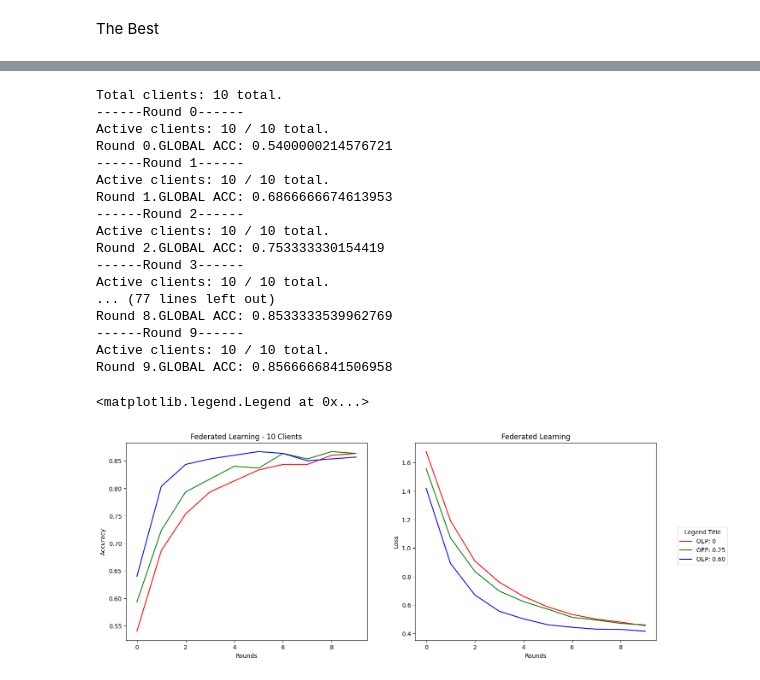
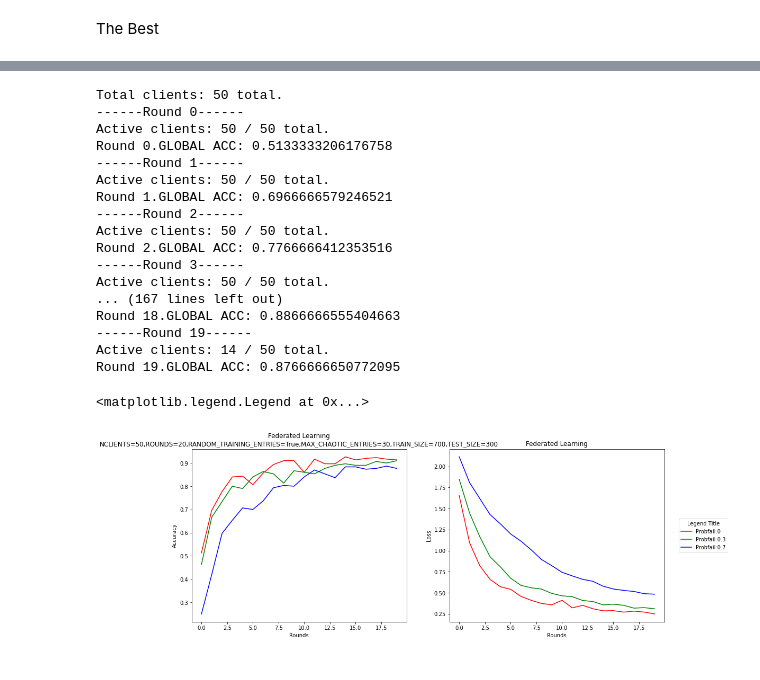
Before and after one commit to lucastsc/FL, a Jupyter notebook: FL2.ipynb, the cells around one changed output, grey strips where cells are left out. Drawn from its saved outputs; the diff is of its cells as text; code cells hidden in the pictures.

```diff
--- a/FL2.ipynb
+++ b/FL2.ipynb
@@ -227,13 +232,13 @@ Round 9.GLOBAL ACC: 0.8600000143051147
 # %%
-r1, ga1, gl1 = FL(NCLIENTS=10,ROUNDS=10,PROBFAIL=0,OVERLAPPING_ENTRIES_PERCENT=0,RANDOM_TRAINING_ENTRIES=False,CHAOTIC_ENTRIES=40,TRAIN_SIZE=700,TEST_SIZE=300)
-r2, ga2, gl2 = FL(NCLIENTS=10,ROUNDS=10,PROBFAIL=0.25,OVERLAPPING_ENTRIES_PERCENT=0,RANDOM_TRAINING_ENTRIES=False,CHAOTIC_ENTRIES=40,TRAIN_SIZE=700,TEST_SIZE=300)
-r3, ga3, gl3 = FL(NCLIENTS=10,ROUNDS=10,PROBFAIL=0.6,OVERLAPPING_ENTRIES_PERCENT=0,RANDOM_TRAINING_ENTRIES=False,CHAOTIC_ENTRIES=40,TRAIN_SIZE=700,TEST_SIZE=300)
+r1, ga1, gl1 = FL(NCLIENTS=3,ROUNDS=10,PROBFAIL=0,OVERLAPPING_ENTRIES_PERCENT=0,RANDOM_TRAINING_ENTRIES=False,MAX_CHAOTIC_ENTRIES=40,TRAIN_SIZE=700,TEST_SIZE=300)
+r2, ga2, gl2 = FL(NCLIENTS=6,ROUNDS=10,PROBFAIL=0,OVERLAPPING_ENTRIES_PERCENT=0,RANDOM_TRAINING_ENTRIES=False,MAX_CHAOTIC_ENTRIES=40,TRAIN_SIZE=700,TEST_SIZE=300)
+r3, ga3, gl3 = FL(NCLIENTS=30,ROUNDS=10,PROBFAIL=0,OVERLAPPING_ENTRIES_PERCENT=0,RANDOM_TRAINING_ENTRIES=False,MAX_CHAOTIC_ENTRIES=40,TRAIN_SIZE=700,TEST_SIZE=300)
 
 
 fig, axs = plt.subplots(1,2, figsize=(16,6))
-line_labels = ['0 Pf','0.25 Pf','0.6 Pf']
+line_labels = ['Clients:3','Clients:6','Clients:30']
 
-axs[0].title.set_text(f'Federated Learning')
+axs[0].title.set_text(f'Federated Learning\nROUNDS=10,TRAIN_SIZE=700,TEST_SIZE=300,PROBFAIL=0,OVERLAPPING_ENTRIES_PERCENT=0')
 axs[0].set_xlabel('Rounds')
 axs[0].set_ylabel('Accuracy')
 l1 = axs[0].plot(r1,ga1, color='red')[0]
@@ -277,13 +282,14 @@ Round 9.GLOBAL ACC: 0.8833333253860474
 # %%
-r1, ga1, gl1 = FL(NCLIENTS=10,ROUNDS=10,PROBFAIL=0,OVERLAPPING_ENTRIES_PERCENT=0,RANDOM_TRAINING_ENTRIES=False,CHAOTIC_ENTRIES=40,TRAIN_SIZE=700,TEST_SIZE=300)
-r2, ga2, gl2 = FL(NCLIENTS=10,ROUNDS=10,PROBFAIL=0,OVERLAPPING_ENTRIES_PERCENT=0,RANDOM_TRAINING_ENTRIES=True,CHAOTIC_ENTRIES=40,TRAIN_SIZE=700,TEST_SIZE=300)
-r3, ga3, gl3 = FL(NCLIENTS=10,ROUNDS=10,PROBFAIL=0,OVERLAPPING_ENTRIES_PERCENT=0,RANDOM_TRAINING_ENTRIES=True,CHAOTIC_ENTRIES=80,TRAIN_SIZE=700,TEST_SIZE=300)
+with tf.device('/GPU:0'):
+    r1, ga1, gl1 = FL(NCLIENTS=50,ROUNDS=20,PROBFAIL=0,OVERLAPPING_ENTRIES_PERCENT=0,RANDOM_TRAINING_ENTRIES=False,MAX_CHAOTIC_ENTRIES=40,TRAIN_SIZE=700,TEST_SIZE=300)
+    r2, ga2, gl2 = FL(NCLIENTS=50,ROUNDS=20,PROBFAIL=0.3,OVERLAPPING_ENTRIES_PERCENT=0,RANDOM_TRAINING_ENTRIES=False,MAX_CHAOTIC_ENTRIES=40,TRAIN_SIZE=700,TEST_SIZE=300)
+    r3, ga3, gl3 = FL(NCLIENTS=50,ROUNDS=20,PROBFAIL=0.7,OVERLAPPING_ENTRIES_PERCENT=0,RANDOM_TRAINING_ENTRIES=False,MAX_CHAOTIC_ENTRIES=40,TRAIN_SIZE=700,TEST_SIZE=300)
 
 
 fig, axs = plt.subplots(1,2, figsize=(16,6))
-line_labels = ['RTE False','RTE True, CE=40','RTE True, CE=100']
+line_labels = ['Probfail:0','Probfail:0.3','Probfail:0.7']
 
-axs[0].title.set_text(f'Federated Learning - 10 Clients')
+axs[0].title.set_text(f'Federated Learning\nNCLIENTS=50,ROUNDS=20,OVERLAPPING_ENTRIES_PERCENT=0')
 axs[0].set_xlabel('Rounds')
 axs[0].set_ylabel('Accuracy')
 l1 = axs[0].plot(r1,ga1, color='red')[0]
@@ -327,53 +333,54 @@ Round 9.GLOBAL ACC: 0.8433333039283752
 # %%
-r1, ga1, gl1 = FL(NCLIENTS=10,ROUNDS=10,PROBFAIL=0,OVERLAPPING_ENTRIES_PERCENT=0,RANDOM_TRAINING_ENTRIES=False,CHAOTIC_ENTRIES=40,TRAIN_SIZE=700,TEST_SIZE=300)
-r2, ga2, gl2 = FL(NCLIENTS=10,ROUNDS=10,PROBFAIL=0,OVERLAPPING_ENTRIES_PERCENT=0.25,RANDOM_TRAINING_ENTRIES=False,CHAOTIC_ENTRIES=40,TRAIN_SIZE=700,TEST_SIZE=300)
-r3, ga3, gl3 = FL(NCLIENTS=10,ROUNDS=10,PROBFAIL=0,OVERLAPPING_ENTRIES_PERCENT=0.60,RANDOM_TRAINING_ENTRIES=False,CHAOTIC_ENTRIES=80,TRAIN_SIZE=700,TEST_SIZE=300)
+with tf.device('/GPU:0'):
+    r1, ga1, gl1 = FL(NCLIENTS=50,ROUNDS=20,PROBFAIL=0,OVERLAPPING_ENTRIES_PERCENT=0,RANDOM_TRAINING_ENTRIES=True,MAX_CHAOTIC_ENTRIES=30,TRAIN_SIZE=700,TEST_SIZE=300)
+    r2, ga2, gl2 = FL(NCLIENTS=50,ROUNDS=20,PROBFAIL=0.3,OVERLAPPING_ENTRIES_PERCENT=0,RANDOM_TRAINING_ENTRIES=True,MAX_CHAOTIC_ENTRIES=30,TRAIN_SIZE=700,TEST_SIZE=300)
+    r3, ga3, gl3 = FL(NCLIENTS=50,ROUNDS=20,PROBFAIL=0.7,OVERLAPPING_ENTRIES_PERCENT=0,RANDOM_TRAINING_ENTRIES=True,MAX_CHAOTIC_ENTRIES=30,TRAIN_SIZE=700,TEST_SIZE=300)
 
 
 fig, axs = plt.subplots(1,2, figsize=(16,6))
-line_labels = ['OEP: 0','OEP: 0.25','OEP: 0.60']
+line_labels = ['Probfail:0','Probfail:0.3','Probfail:0.7']
 
-axs[0].title.set_text(f'Federated Learning - 10 Clients')
+axs[0].title.set_text(f'Federated Learning\nNCLIENTS=50,ROUNDS=20,RANDOM_TRAINING_ENTRIES=True,MAX_CHAOTIC_ENTRIES=30,TRAIN_SIZE=700,TEST_SIZE=300')
 axs[0].set_xlabel('Rounds')
 axs[0].set_ylabel('Accuracy')
 l1 = axs[0].plot(r1,ga1, color='red')[0]
 l2 = axs[0].plot(r2,ga2, color='green')[0]
 l3 = axs[0].plot(r3,ga3, color='blue')[0]
 
 axs[1].title.set_text(f'Federated Learning')
 axs[1].set_xlabel('Rounds')
 axs[1].set_ylabel('Loss')
 l1 = axs[1].plot(r1,gl1, color='red')[0]
 l2 = axs[1].plot(r2,gl2, color='green')[0]
 l3 = axs[1].plot(r3,gl3, color='blue')[0]
 
 # Create the legend
 fig.legend([l1, l2, l3],     # The line objects
            labels=line_labels,   # The labels for each line
            loc="center right",   # Position of legend
            borderaxespad=0.1,    # Small spacing around legend box
            title="Legend Title"  # Title for the legend
            )
 # %% [output]
-Total clients: 10 total.
+Total clients: 50 total.
 ------Round 0------
-Active clients: 10 / 10 total.
-Round 0.GLOBAL ACC: 0.5400000214576721
+Active clients: 50 / 50 total.
+Round 0.GLOBAL ACC: 0.5133333206176758
 ------Round 1------
-Active clients: 10 / 10 total.
-Round 1.GLOBAL ACC: 0.6866666674613953
+Active clients: 50 / 50 total.
+Round 1.GLOBAL ACC: 0.6966666579246521
 ------Round 2------
-Active clients: 10 / 10 total.
-Round 2.GLOBAL ACC: 0.753333330154419
+Active clients: 50 / 50 total.
+Round 2.GLOBAL ACC: 0.7766666412353516
 ------Round 3------
-Active clients: 10 / 10 total.
-... (77 lines left out)
-Round 8.GLOBAL ACC: 0.8533333539962769
-------Round 9------
-Active clients: 10 / 10 total.
-Round 9.GLOBAL ACC: 0.8566666841506958
+Active clients: 50 / 50 total.
+... (167 lines left out)
+Round 18.GLOBAL ACC: 0.8866666555404663
+------Round 19------
+Active clients: 14 / 50 total.
+Round 19.GLOBAL ACC: 0.8766666650772095
 <matplotlib.legend.Legend at 0x...>
-[figure, old version]
+[figure, new version]
 # %%
 # m1 = Sequential()
 # m1.add(Dense(units=32, activation='relu', input_dim=784))
```
Also changed, not shown: parts of 4 cells of this notebook.
